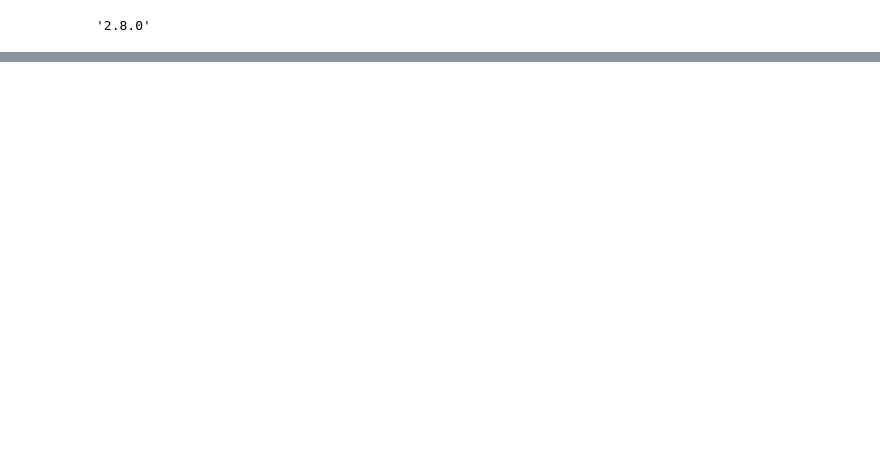
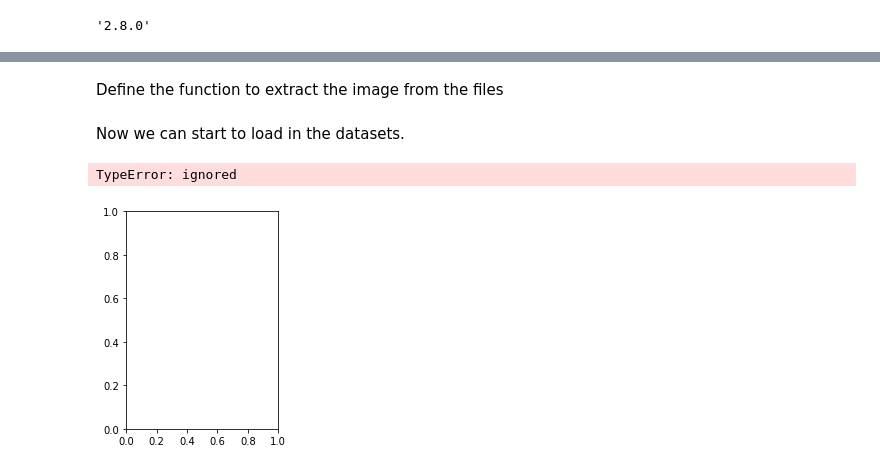
Before and after one commit to Audeon/paintergan, a Jupyter notebook: Kaggle_Im_Something_of_a_Painter_Myself.ipynb, the cells around one changed output, grey strips where cells are left out. Cells and saved outputs as stored; diff of their text form; code cells hidden in the pictures; blank space fills up the shorter version.

```diff
--- a/Kaggle_Im_Something_of_a_Painter_Myself.ipynb
+++ b/Kaggle_Im_Something_of_a_Painter_Myself.ipynb
@@ -87,0 +130,35 @@ len(monet_filenames)
+# %%
+def decode_image(image):
+  image = tf.image.decode_jpeg(image, channels=3)
+  image = (tf.cast(image, tf.float32)/ 127.5) - 1
+  image = tf.reshape(image, [*image_size, 3])
+  return image
+# %%
+def read_tfrecord(example):
+  tfrecord_format = {
+      "image_name": tf.io.FixedLenFeature([], tf.string),
+      "image": tf.io.FixedLenFeature([], tf.string),
+      "target": tf.io.FixedLenFeature([], tf.string)
+  }
+
+  example = tf.io.parse_single_example(example, tfrecord_format)
+  image = decode_image(example['image'])
+  return image
+# %% [markdown]
+Define the function to extract the image from the files
+# %%
+def load_dataset(filenames, labeled=True, ordered=False):
+  dataset = tf.data.TFRecordDataset(filenames)
+  dataset = dataset.map(read_tfrecord, num_parallel_calls=AUTOTUNE)
+  return dataset
+# %% [markdown]
+Now we can start to load in the datasets.
+# %%
+monet_ds = load_dataset(monet_filenames, labeled=True).batch(1)
+photo_ds = load_dataset(photo_filenames, labeled=True).batch(1)
+# %%
+plt.subplot(121)
+plt.imshow(photo_ds)
+# %% [output]
+TypeError: ignored
+[figure, added]
```
Also changed, not shown: parts of 11 cells of this notebook.
